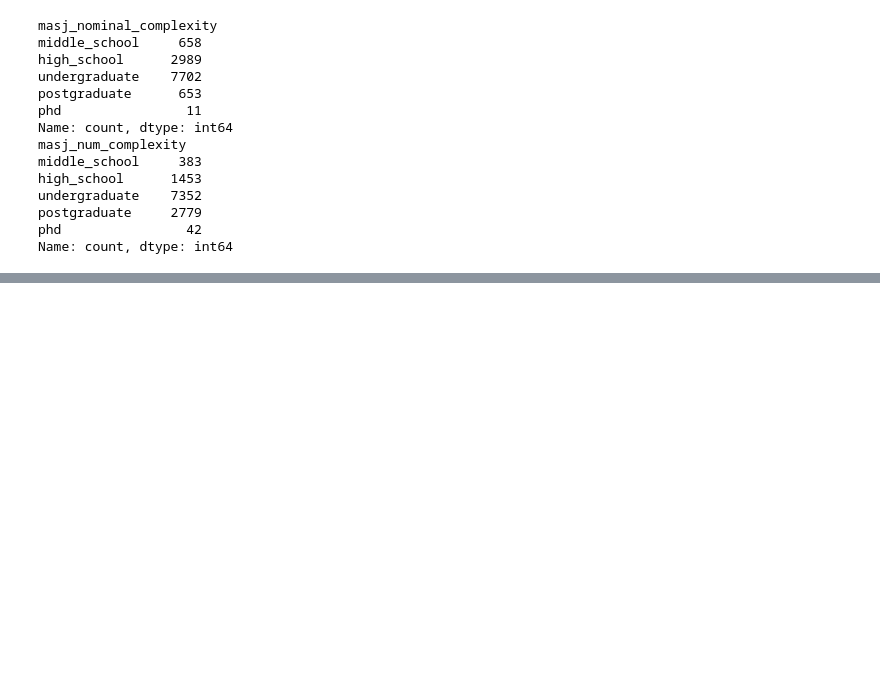
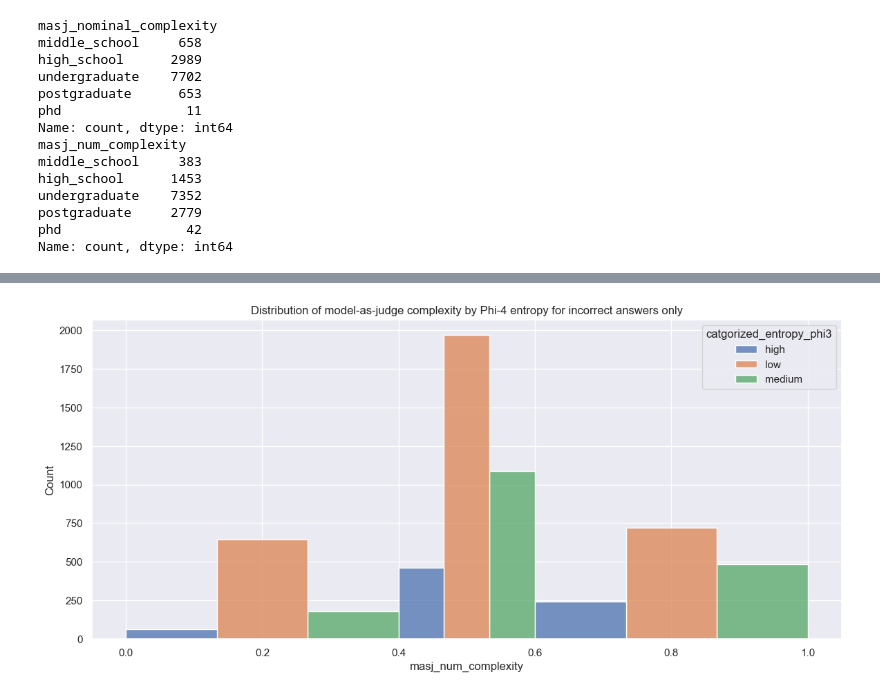
Before and after one commit to LabARSS/question-complextiy-estimation, a Jupyter notebook: notebooks/model_as_judge_analysis.ipynb, the cells around one changed output, grey strips where cells are left out. Drawn from its saved outputs; the diff is of its cells as text; code cells hidden in the pictures; blank space fills up the shorter version.

```diff
--- a/notebooks/model_as_judge_analysis.ipynb
+++ b/notebooks/model_as_judge_analysis.ipynb
@@ -62,0 +146,33 @@ Name: count, dtype: int64
+# %%
+import matplotlib.pyplot as plt
+import seaborn as sns
+
+sns.set_theme()
+
+mmlu_num_maj_df_false_only = mmlu_num_maj_df[mmlu_num_maj_df["entropy_ans_correct_phi3"] == False].copy(deep=True)
+
+medium_phi4_entropy = mmlu_num_maj_df_false_only[
+    (mmlu_num_maj_df_false_only["entropy_value_phi3"] > 0.2) & (mmlu_num_maj_df_false_only["entropy_value_phi3"] < 0.6)
+]
+high_phi4_entropy = mmlu_num_maj_df_false_only[(mmlu_num_maj_df_false_only["entropy_value_phi3"] >= 0.6)]
+
+
+mmlu_num_maj_df_false_only["catgorized_entropy_phi3"] = "low"
+
+mmlu_num_maj_df_false_only.loc[
+    medium_phi4_entropy.index,
+    "catgorized_entropy_phi3",
+] = "medium"
+mmlu_num_maj_df_false_only.loc[high_phi4_entropy.index, "catgorized_entropy_phi3"] = "high"
+
+plt.figure(figsize=(14, 6))
+g = sns.histplot(
+    mmlu_num_maj_df_false_only,
+    x="masj_num_complexity",
+    hue="catgorized_entropy_phi3",
+    bins=[0, 0.4, 0.6, 1],
+    multiple="dodge",
+)
+g.title.set_text("Distribution of model-as-judge complexity by Phi-4 entropy for incorrect answers only")
+# %% [output]
+[figure, added]
```
Also changed, not shown: parts of 4 cells of this notebook, 2 other files.
